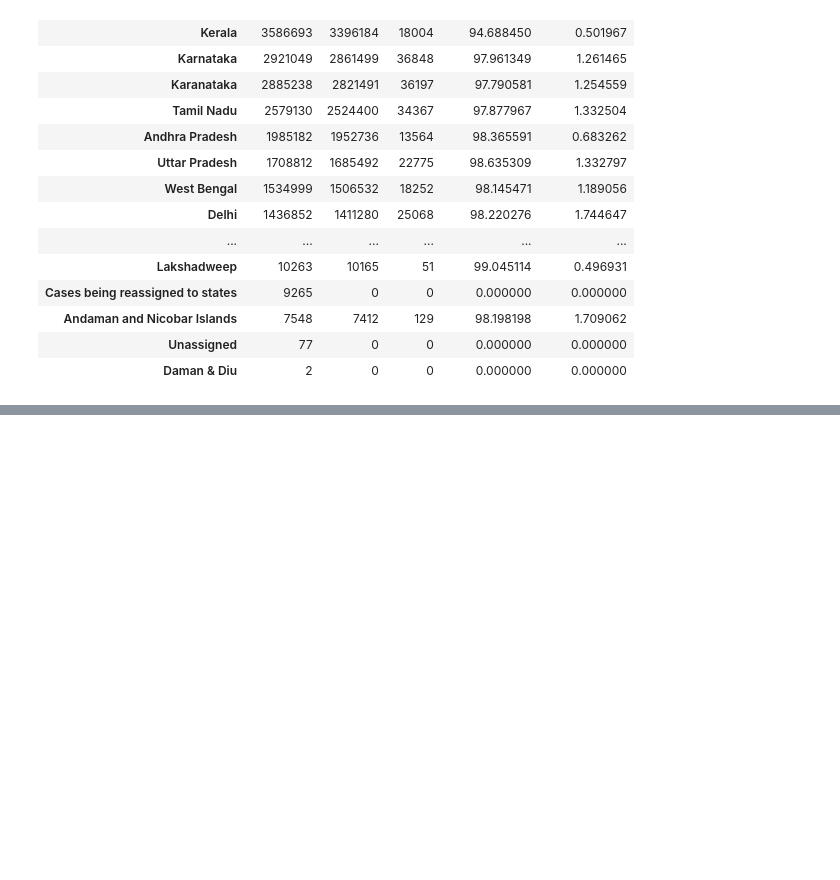
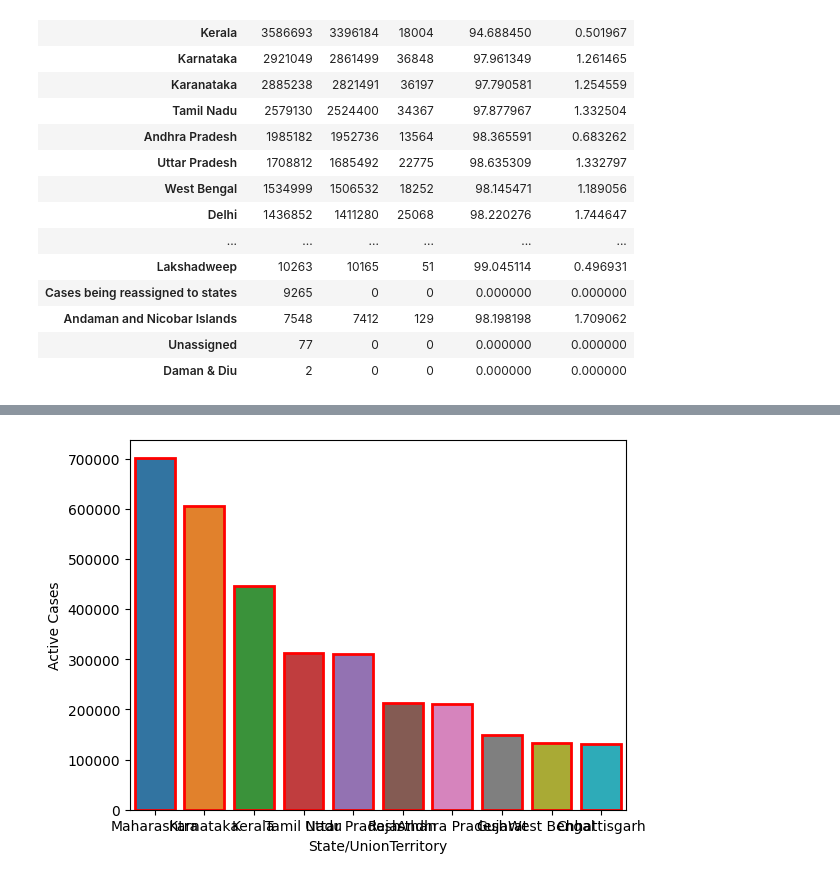
Before and after one commit to pk-2805/Covid_Data_Analysis, a Jupyter notebook: analysis_part_1.ipynb, the cells around one changed output, grey strips where cells are left out. Cells and saved outputs as stored; diff of their text form; code cells hidden in the pictures; blank space fills up the shorter version.

```diff
--- a/analysis_part_1.ipynb
+++ b/analysis_part_1.ipynb
@@ -202,3 +203,6 @@ statewise.style.background_gradient(cmap= "cubehelix")
 | Andaman and Nicobar Islands | 7548 | 7412 | 129 | 98.198198 | 1.709062 |
 | Unassigned | 77 | 0 | 0 | 0.000000 | 0.000000 |
 | Daman & Diu | 2 | 0 | 0 | 0.000000 | 0.000000 |
+# %%
+# Top 10 states with active cases using gruopby
+top_10_active_cases = covid_df.groupby(by= 'State/UnionTerritory').max()[['Active Cases', 'Date']].sort_values(by= ['Active Cases'], ascending= False).reset_index()
@@ -204,0 +218,5 @@ statewise.style.background_gradient(cmap= "cubehelix")
+# %%
+# pass the axis using barplot function under seaborn lib
+ax = sns.barplot(data = top_10_active_cases.iloc[:10], y = "Active Cases", x = "State/UnionTerritory", linewidth = 2, edgecolor = "red")
+# %% [output]
+[figure, added]
```
Also changed, not shown: parts of 11 cells of this notebook.
